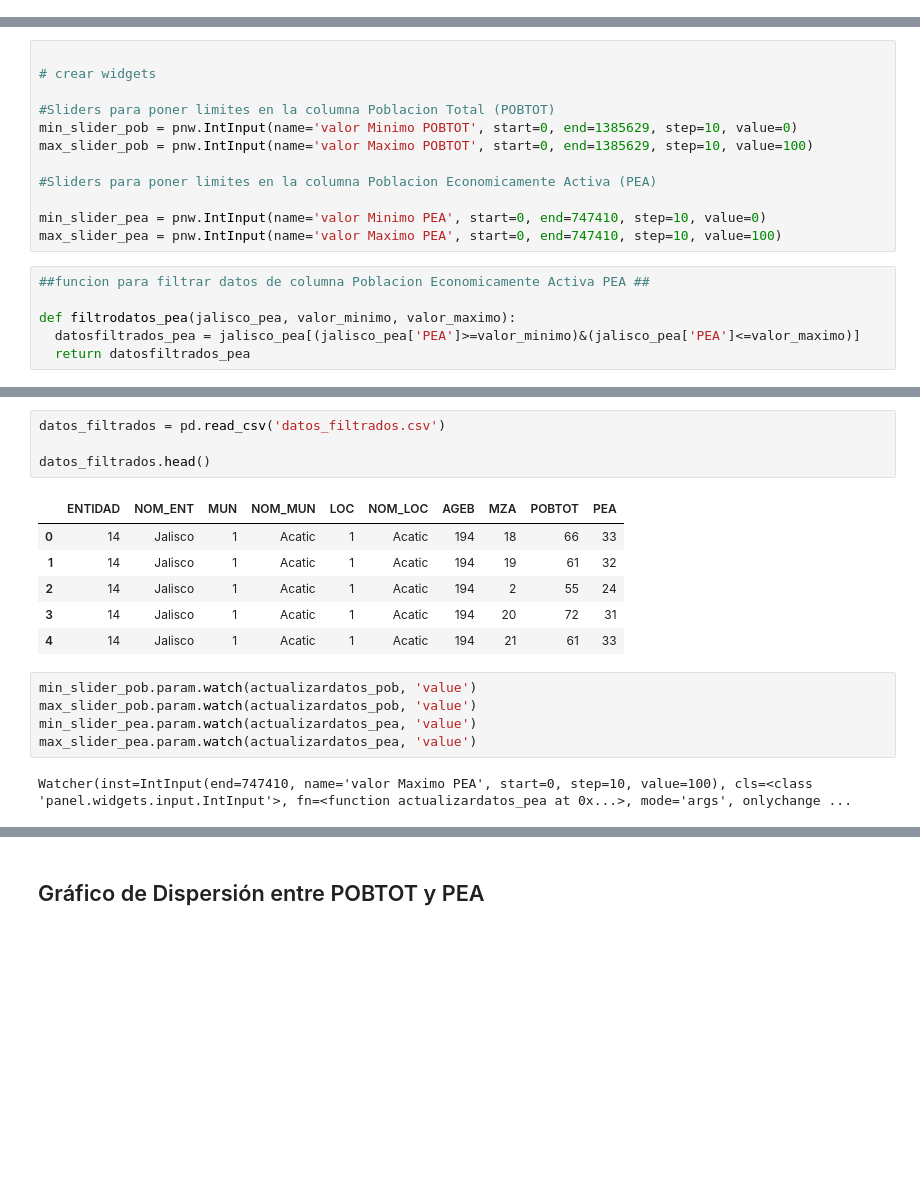
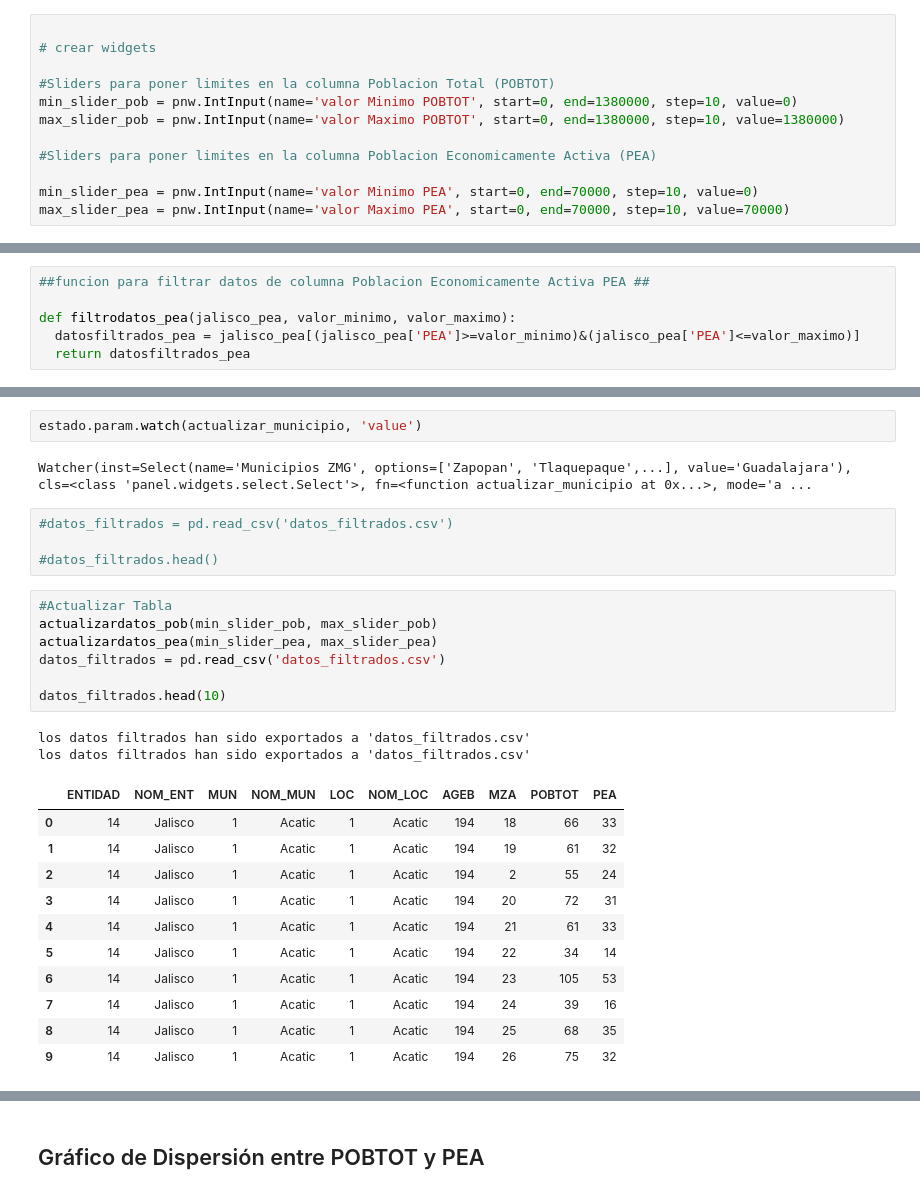
Before and after one commit to yujudith3/ProyectoFinalDashboard, a Jupyter notebook: Tarea_5___Jalisco_PEA_Judith_Navarro_Marco_Hernandez.ipynb, the cells around one changed output, grey strips where cells are left out. Drawn from its saved outputs; the diff is of its cells as text; blank space fills up the shorter version.

```diff
--- a/Tarea_5___Jalisco_PEA_Judith_Navarro_Marco_Hernandez.ipynb
+++ b/Tarea_5___Jalisco_PEA_Judith_Navarro_Marco_Hernandez.ipynb
@@ -44,4 +44,16 @@ print(jalisco_pea.head())
 2       14  Jalisco    1  Acatic    1  Acatic  194    2      55   24
 3       14  Jalisco    1  Acatic    1  Acatic  194   20      72   31
 4       14  Jalisco    1  Acatic    1  Acatic  194   21      61   33
+# %%
+
+# crear widgets
+
+#Sliders para poner limites en la columna Poblacion Total (POBTOT)
+min_slider_pob = pnw.IntInput(name='valor Minimo POBTOT', start=0, end=1380000, step=10, value=0)
+max_slider_pob = pnw.IntInput(name='valor Maximo POBTOT', start=0, end=1380000, step=10, value=1380000)
+
+#Sliders para poner limites en la columna Poblacion Economicamente Activa (PEA)
+
+min_slider_pea = pnw.IntInput(name='valor Minimo PEA', start=0, end=70000, step=10, value=0)
+max_slider_pea = pnw.IntInput(name='valor Maximo PEA', start=0, end=70000, step=10, value=70000)
 # %%
@@ -50,18 +62,6 @@ print(jalisco_pea.head())
 def filtrodatos_pob(jalisco_pea, valor_minimo, valor_maximo):
   datosfiltrados_pob = jalisco_pea[(jalisco_pea['POBTOT']>=valor_minimo)&(jalisco_pea['POBTOT']<=valor_maximo)]
   return datosfiltrados_pob
-# %%
-
-# crear widgets
-
-#Sliders para poner limites en la columna Poblacion Total (POBTOT)
-min_slider_pob = pnw.IntInput(name='valor Minimo POBTOT', start=0, end=1385629, step=10, value=0)
-max_slider_pob = pnw.IntInput(name='valor Maximo POBTOT', start=0, end=1385629, step=10, value=100)
-
-#Sliders para poner limites en la columna Poblacion Economicamente Activa (PEA)
-
-min_slider_pea = pnw.IntInput(name='valor Minimo PEA', start=0, end=747410, step=10, value=0)
-max_slider_pea = pnw.IntInput(name='valor Maximo PEA', start=0, end=747410, step=10, value=100)
 # %%
 ##funcion para filtrar datos de columna Poblacion Economicamente Activa PEA ##
 
@@ -97,21 +116,32 @@ los datos filtrados han sido exportados a 'datos_filtrados.csv'
+# %%
+estado.param.watch(actualizar_municipio, 'value')
+# %% [output]
+Watcher(inst=Select(name='Municipios ZMG', options=['Zapopan', 'Tlaquepaque',...], value='Guadalajara'), cls=<class 'panel.widgets.select.Select'>, fn=<function actualizar_municipio at 0x...>, mode='a ...
 # %%
-datos_filtrados = pd.read_csv('datos_filtrados.csv')
+#datos_filtrados = pd.read_csv('datos_filtrados.csv')
 
-datos_filtrados.head()
+#datos_filtrados.head()
-# %% [output]
-|  | ENTIDAD | NOM_ENT | MUN | NOM_MUN | LOC | NOM_LOC | AGEB | MZA | POBTOT | PEA |
-| 0 | 14 | Jalisco | 1 | Acatic | 1 | Acatic | 194 | 18 | 66 | 33 |
-| 1 | 14 | Jalisco | 1 | Acatic | 1 | Acatic | 194 | 19 | 61 | 32 |
-| 2 | 14 | Jalisco | 1 | Acatic | 1 | Acatic | 194 | 2 | 55 | 24 |
-| 3 | 14 | Jalisco | 1 | Acatic | 1 | Acatic | 194 | 20 | 72 | 31 |
-| 4 | 14 | Jalisco | 1 | Acatic | 1 | Acatic | 194 | 21 | 61 | 33 |
-# %%
-min_slider_pob.param.watch(actualizardatos_pob, 'value')
-max_slider_pob.param.watch(actualizardatos_pob, 'value')
-min_slider_pea.param.watch(actualizardatos_pea, 'value')
-max_slider_pea.param.watch(actualizardatos_pea, 'value')
-# %% [output]
-Watcher(inst=IntInput(end=747410, name='valor Maximo PEA', start=0, step=10, value=100), cls=<class 'panel.widgets.input.IntInput'>, fn=<function actualizardatos_pea at 0x...>, mode='args', onlychange ...
+# %%
+#Actualizar Tabla
+actualizardatos_pob(min_slider_pob, max_slider_pob)
+actualizardatos_pea(min_slider_pea, max_slider_pea)
+datos_filtrados = pd.read_csv('datos_filtrados.csv')
+
+datos_filtrados.head(10)
+# %% [output]
+los datos filtrados han sido exportados a 'datos_filtrados.csv'
+los datos filtrados han sido exportados a 'datos_filtrados.csv'
+|  | ENTIDAD | NOM_ENT | MUN | NOM_MUN | LOC | NOM_LOC | AGEB | MZA | POBTOT | PEA |
+| 0 | 14 | Jalisco | 1 | Acatic | 1 | Acatic | 194 | 18 | 66 | 33 |
+| 1 | 14 | Jalisco | 1 | Acatic | 1 | Acatic | 194 | 19 | 61 | 32 |
+| 2 | 14 | Jalisco | 1 | Acatic | 1 | Acatic | 194 | 2 | 55 | 24 |
+| 3 | 14 | Jalisco | 1 | Acatic | 1 | Acatic | 194 | 20 | 72 | 31 |
+| 4 | 14 | Jalisco | 1 | Acatic | 1 | Acatic | 194 | 21 | 61 | 33 |
+| 5 | 14 | Jalisco | 1 | Acatic | 1 | Acatic | 194 | 22 | 34 | 14 |
+| 6 | 14 | Jalisco | 1 | Acatic | 1 | Acatic | 194 | 23 | 105 | 53 |
+| 7 | 14 | Jalisco | 1 | Acatic | 1 | Acatic | 194 | 24 | 39 | 16 |
+| 8 | 14 | Jalisco | 1 | Acatic | 1 | Acatic | 194 | 25 | 68 | 35 |
+| 9 | 14 | Jalisco | 1 | Acatic | 1 | Acatic | 194 | 26 | 75 | 32 |
 # %%
 dashboard = pn.Row(
     pn.Column(
```
Also changed, not shown: parts of 10 cells of this notebook.
